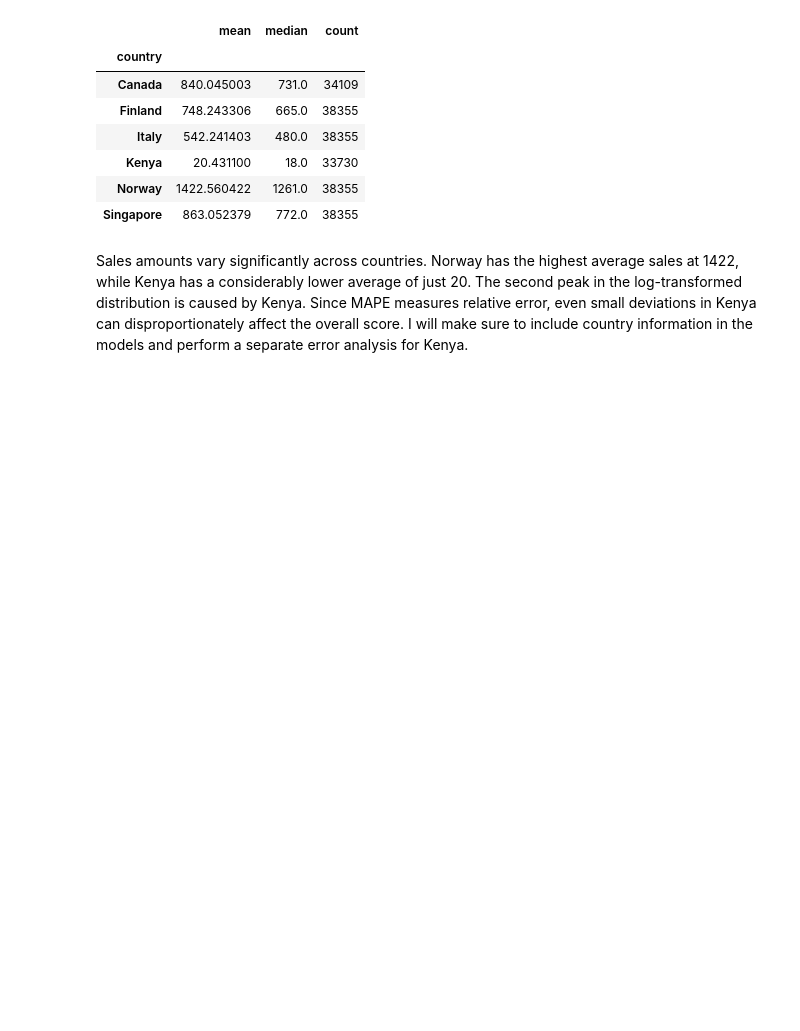
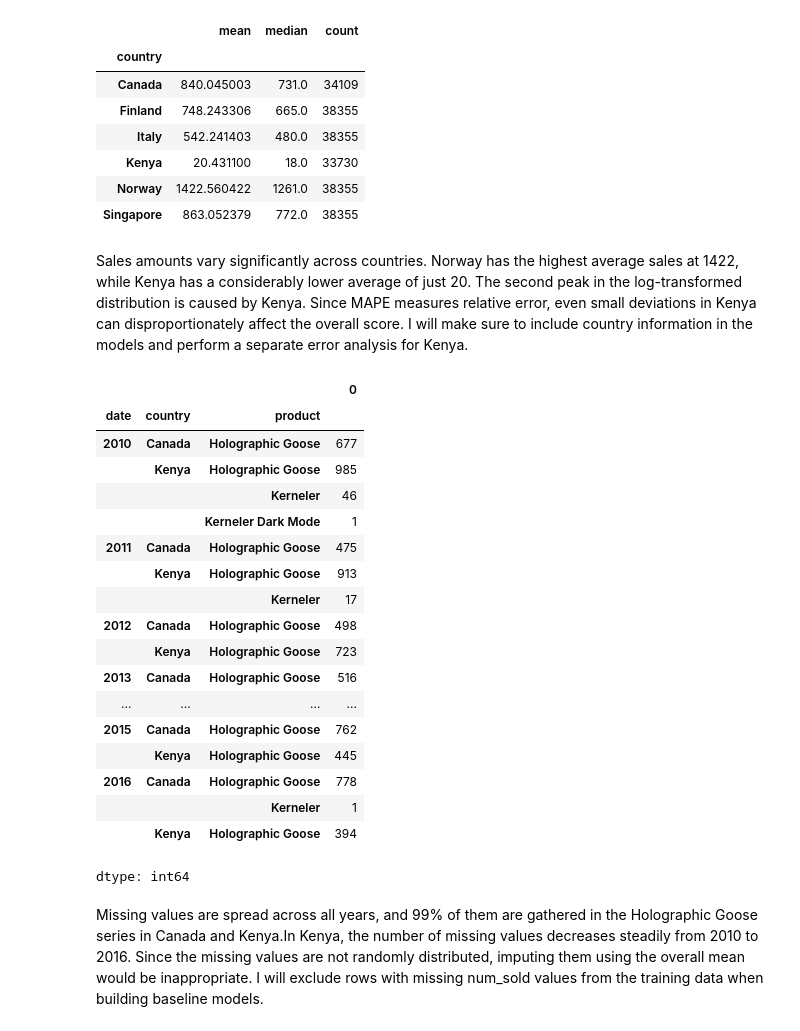
Before and after one commit to ceng313-2026/GROUP53_CENG313, a Jupyter notebook: assignment1_eda_baseline.ipynb, the cells around one changed output. Saved outputs shown, nothing was run; the diff lists cells and outputs as text; code cells hidden in the pictures; blank space fills up the shorter version.

Commit message:
feat: add missing value analysis by year

```diff
--- a/assignment1_eda_baseline.ipynb
+++ b/assignment1_eda_baseline.ipynb
@@ -146,3 +146,29 @@ train.groupby('country')['num_sold'].agg(['mean', 'median', 'count'])
 | Singapore | 863.052379 | 772.0 | 38355 |
 # %% [markdown]
 Sales amounts vary significantly across countries. Norway has the highest average sales at 1422, while Kenya has a considerably lower average of just 20. The second peak in the log-transformed distribution is caused by Kenya. Since MAPE measures relative error, even small deviations in Kenya can disproportionately affect the overall score. I will make sure to include country information in the models and perform a separate error analysis for Kenya.
+# %%
+# date distribution for missing values
+missing = train[train['num_sold'].isnull()]
+missing.groupby([missing['date'].dt.year, 'country', 'product']).size()
+# %% [output]
+|  |  |  | 0 |
+| date | country | product |  |
+| 2010 | Canada | Holographic Goose | 677 |
+|  | Kenya | Holographic Goose | 985 |
+|  |  | Kerneler | 46 |
+|  |  | Kerneler Dark Mode | 1 |
+| 2011 | Canada | Holographic Goose | 475 |
+|  | Kenya | Holographic Goose | 913 |
+|  |  | Kerneler | 17 |
+| 2012 | Canada | Holographic Goose | 498 |
+|  | Kenya | Holographic Goose | 723 |
+| 2013 | Canada | Holographic Goose | 516 |
+| ... | ... | ... | ... |
+| 2015 | Canada | Holographic Goose | 762 |
+|  | Kenya | Holographic Goose | 445 |
+| 2016 | Canada | Holographic Goose | 778 |
+|  |  | Kerneler | 1 |
+|  | Kenya | Holographic Goose | 394 |
+dtype: int64
+# %% [markdown]
+Missing values are spread across all years, and 99% of them are gathered in the Holographic Goose series in Canada and Kenya.In Kenya, the number of missing values decreases steadily from 2010 to 2016. Since the missing values are not randomly distributed, imputing them using the overall mean would be inappropriate. I will exclude rows with missing num_sold values from the training data when building baseline models.
```
Also changed, not shown: parts of 1 cell of this notebook.
